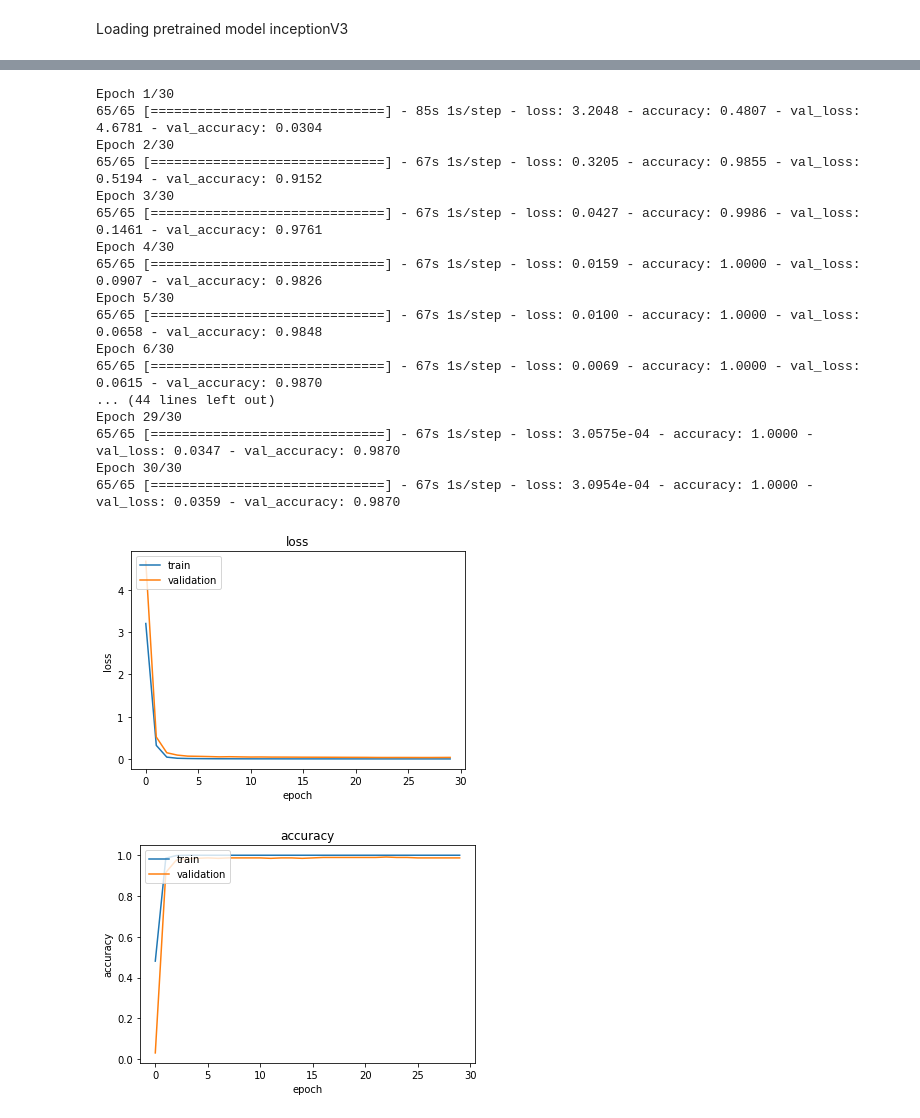
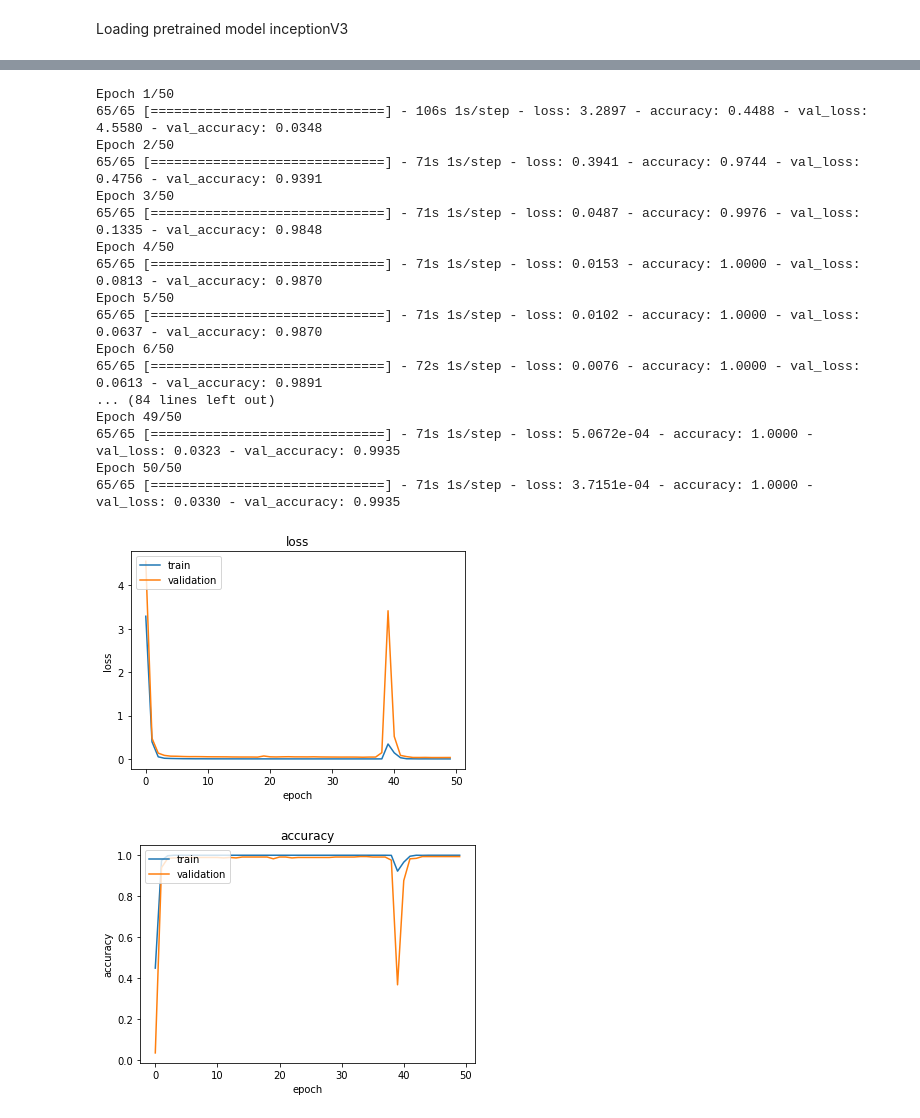
Before and after one commit to AlaaIraqy/SignatureRecognition, a Jupyter notebook: SignatureRecognition.ipynb, the cells around one changed output, grey strips where cells are left out. Cells and saved outputs as stored; diff of their text form; code cells hidden in the pictures.

```diff
--- a/SignatureRecognition.ipynb
+++ b/SignatureRecognition.ipynb
@@ -207,46 +207,46 @@ ________________________________________________________________________________
 # %%
 model.compile(loss='categorical_crossentropy', optimizer=tf.keras.optimizers.Adam(learning_rate=0.0001), metrics=['accuracy'])
 result = model.fit(training_data.astype(np.float32),training_labels.astype(np.float32),
                     validation_data=(validation_data.astype(np.float32), validation_labels.astype(np.float32)),
                     batch_size=32,
-                    epochs=30,
+                    epochs=50,
                     verbose=1)
 
 plt.plot(result.history['loss'])
 plt.plot(result.history['val_loss'])
 plt.title('loss')
 plt.ylabel('loss')
 plt.xlabel('epoch')
 plt.legend(['train', 'validation'], loc='upper left')
 plt.show()
 
 plt.plot(result.history['accuracy'])
 plt.plot(result.history['val_accuracy'])
 plt.title('accuracy')
 plt.ylabel('accuracy')
 plt.xlabel('epoch')
 plt.legend(['train', 'validation'], loc='upper left')
 plt.show()
 # %% [output]
-Epoch 1/30
-65/65 [==============================] - 85s 1s/step - loss: 3.2048 - accuracy: 0.4807 - val_loss: 4.6781 - val_accuracy: 0.0304
-Epoch 2/30
-65/65 [==============================] - 67s 1s/step - loss: 0.3205 - accuracy: 0.9855 - val_loss: 0.5194 - val_accuracy: 0.9152
-Epoch 3/30
-65/65 [==============================] - 67s 1s/step - loss: 0.0427 - accuracy: 0.9986 - val_loss: 0.1461 - val_accuracy: 0.9761
-Epoch 4/30
-65/65 [==============================] - 67s 1s/step - loss: 0.0159 - accuracy: 1.0000 - val_loss: 0.0907 - val_accuracy: 0.9826
-Epoch 5/30
-65/65 [==============================] - 67s 1s/step - loss: 0.0100 - accuracy: 1.0000 - val_loss: 0.0658 - val_accuracy: 0.9848
-Epoch 6/30
-65/65 [==============================] - 67s 1s/step - loss: 0.0069 - accuracy: 1.0000 - val_loss: 0.0615 - val_accuracy: 0.9870
-... (44 lines left out)
-Epoch 29/30
-65/65 [==============================] - 67s 1s/step - loss: 3.0575e-04 - accuracy: 1.0000 - val_loss: 0.0347 - val_accuracy: 0.9870
-Epoch 30/30
-65/65 [==============================] - 67s 1s/step - loss: 3.0954e-04 - accuracy: 1.0000 - val_loss: 0.0359 - val_accuracy: 0.9870
+Epoch 1/50
+65/65 [==============================] - 106s 1s/step - loss: 3.2897 - accuracy: 0.4488 - val_loss: 4.5580 - val_accuracy: 0.0348
+Epoch 2/50
+65/65 [==============================] - 71s 1s/step - loss: 0.3941 - accuracy: 0.9744 - val_loss: 0.4756 - val_accuracy: 0.9391
+Epoch 3/50
+65/65 [==============================] - 71s 1s/step - loss: 0.0487 - accuracy: 0.9976 - val_loss: 0.1335 - val_accuracy: 0.9848
+Epoch 4/50
+65/65 [==============================] - 71s 1s/step - loss: 0.0153 - accuracy: 1.0000 - val_loss: 0.0813 - val_accuracy: 0.9870
+Epoch 5/50
+65/65 [==============================] - 71s 1s/step - loss: 0.0102 - accuracy: 1.0000 - val_loss: 0.0637 - val_accuracy: 0.9870
+Epoch 6/50
+65/65 [==============================] - 72s 1s/step - loss: 0.0076 - accuracy: 1.0000 - val_loss: 0.0613 - val_accuracy: 0.9891
+... (84 lines left out)
+Epoch 49/50
+65/65 [==============================] - 71s 1s/step - loss: 5.0672e-04 - accuracy: 1.0000 - val_loss: 0.0323 - val_accuracy: 0.9935
+Epoch 50/50
+65/65 [==============================] - 71s 1s/step - loss: 3.7151e-04 - accuracy: 1.0000 - val_loss: 0.0330 - val_accuracy: 0.9935
-[figure, old version]
+[figure, new version]
-[figure, old version]
+[figure, new version]
 # %%
 test_data=np.array(test_data)
 test_labels=np.array(test_labels)
```
Also changed, not shown: parts of 3 cells of this notebook.
